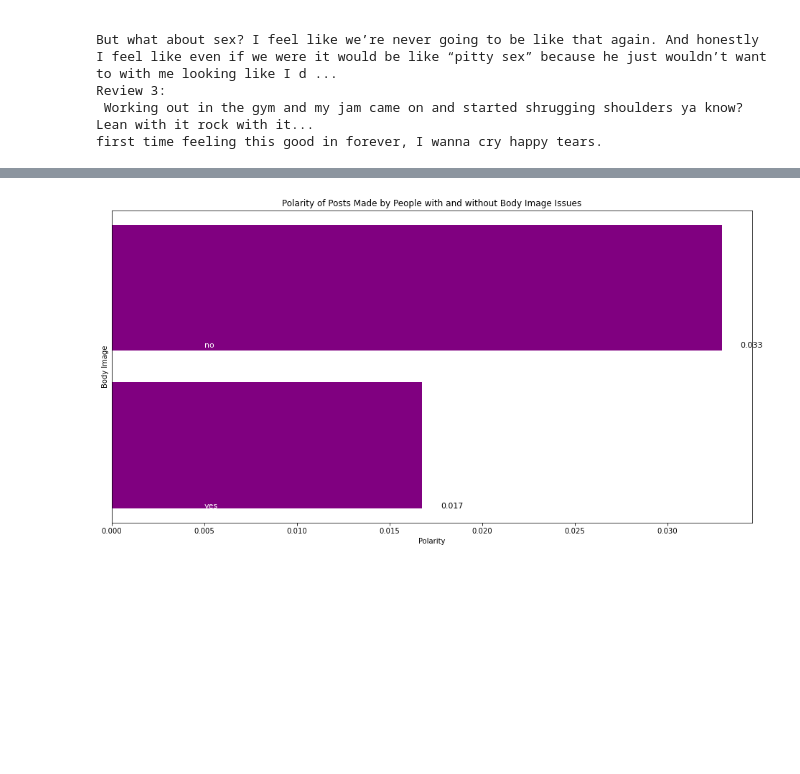
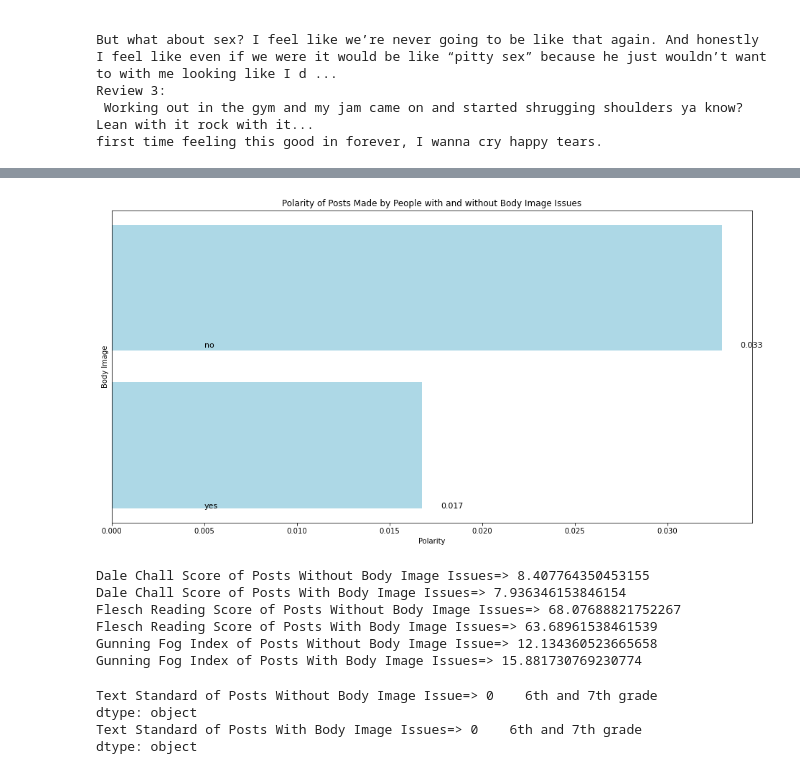
Before and after one commit to stat426-fall2021/BARproject, a Jupyter notebook: EDA and Visuals.ipynb, the cells around one changed output, grey strips where cells are left out. Cells and saved outputs as stored; diff of their text form; code cells hidden in the pictures; blank space fills up the shorter version.

```diff
--- a/EDA and Visuals.ipynb
+++ b/EDA and Visuals.ipynb
@@ -184,21 +200,52 @@ Review 3:
 # %%
 product_polarity_sorted=pd.DataFrame(data.groupby('body_image')['polarity'].mean().sort_values(ascending=True))
 
 plt.figure(figsize=(16,8))
 plt.xlabel('Polarity')
 plt.ylabel('Body Image')
 plt.title('Polarity of Posts Made by People with and without Body Image Issues')
-polarity_graph=plt.barh(np.arange(len(product_polarity_sorted.index)),product_polarity_sorted['polarity'],color='purple',)
+polarity_graph=plt.barh(np.arange(len(product_polarity_sorted.index)),product_polarity_sorted['polarity'],color='lightblue',)
 
 # Writing product names on bar
 for bar,product in zip(polarity_graph,product_polarity_sorted.index):
-  plt.text(0.005,bar.get_y()+bar.get_width(),'{}'.format(product),va='center',fontsize=11,color='white')
+  plt.text(0.005,bar.get_y()+bar.get_width(),'{}'.format(product),va='center',fontsize=11,color='black')
 
 # Writing polarity values on graph
 for bar,polarity in zip(polarity_graph,product_polarity_sorted['polarity']):
   plt.text(bar.get_width()+0.001,bar.get_y()+bar.get_width(),'%.3f'%polarity,va='center',fontsize=11,color='black')
 
 plt.yticks([])
 plt.show()
 # %% [output]
-[figure, old version]
+[figure, new version]
+# %%
+import textstat
+data['dale_chall_score']=data['selftext'].apply(lambda x: textstat.dale_chall_readability_score(x))
+data['flesh_reading_ease']=data['selftext'].apply(lambda x: textstat.flesch_reading_ease(x))
+data['gunning_fog']=data['selftext'].apply(lambda x: textstat.gunning_fog(x))
+
+print('Dale Chall Score of Posts Without Body Image Issues=>',data[data['body_image'] == 'no']['dale_chall_score'].mean())
+print('Dale Chall Score of Posts With Body Image Issues=>',data[data['body_image'] == 'yes']['dale_chall_score'].mean())
+
+print('Flesch Reading Score of Posts Without Body Image Issues=>',data[data['body_image'] == 'no']['flesh_reading_ease'].mean())
+print('Flesch Reading Score of Posts With Body Image Issues=>',data[data['body_image'] == 'yes']['flesh_reading_ease'].mean())
+
+print('Gunning Fog Index of Posts Without Body Image Issue=>',data[data['body_image'] == 'no']['gunning_fog'].mean())
+print('Gunning Fog Index of Posts With Body Image Issues=>',data[data['body_image'] == 'yes']['gunning_fog'].mean())
+# %% [output]
+Dale Chall Score of Posts Without Body Image Issues=> 8.407764350453155
+Dale Chall Score of Posts With Body Image Issues=> 7.936346153846154
+Flesch Reading Score of Posts Without Body Image Issues=> 68.07688821752267
+Flesch Reading Score of Posts With Body Image Issues=> 63.68961538461539
+Gunning Fog Index of Posts Without Body Image Issue=> 12.134360523665658
+Gunning Fog Index of Posts With Body Image Issues=> 15.881730769230774
+# %%
+data['text_standard']=data['selftext'].apply(lambda x: textstat.text_standard(x))
+
+print('Text Standard of Posts Without Body Image Issue=>',data[data['body_image'] == 'no']['text_standard'].mode())
+print('Text Standard of Posts With Body Image Issues=>',data[data['body_image'] == 'yes']['text_standard'].mode())
+# %% [output]
+Text Standard of Posts Without Body Image Issue=> 0    6th and 7th grade
+dtype: object
+Text Standard of Posts With Body Image Issues=> 0    6th and 7th grade
+dtype: object
```
Also changed, not shown: parts of 4 cells of this notebook.
